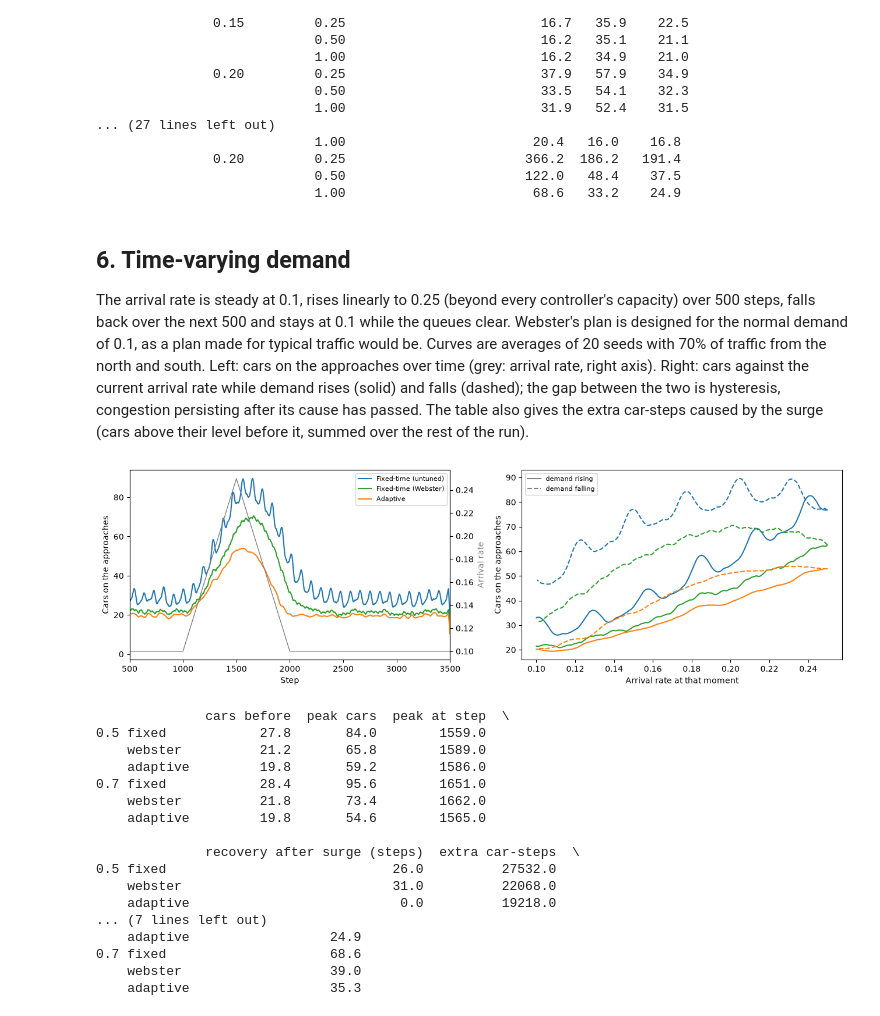
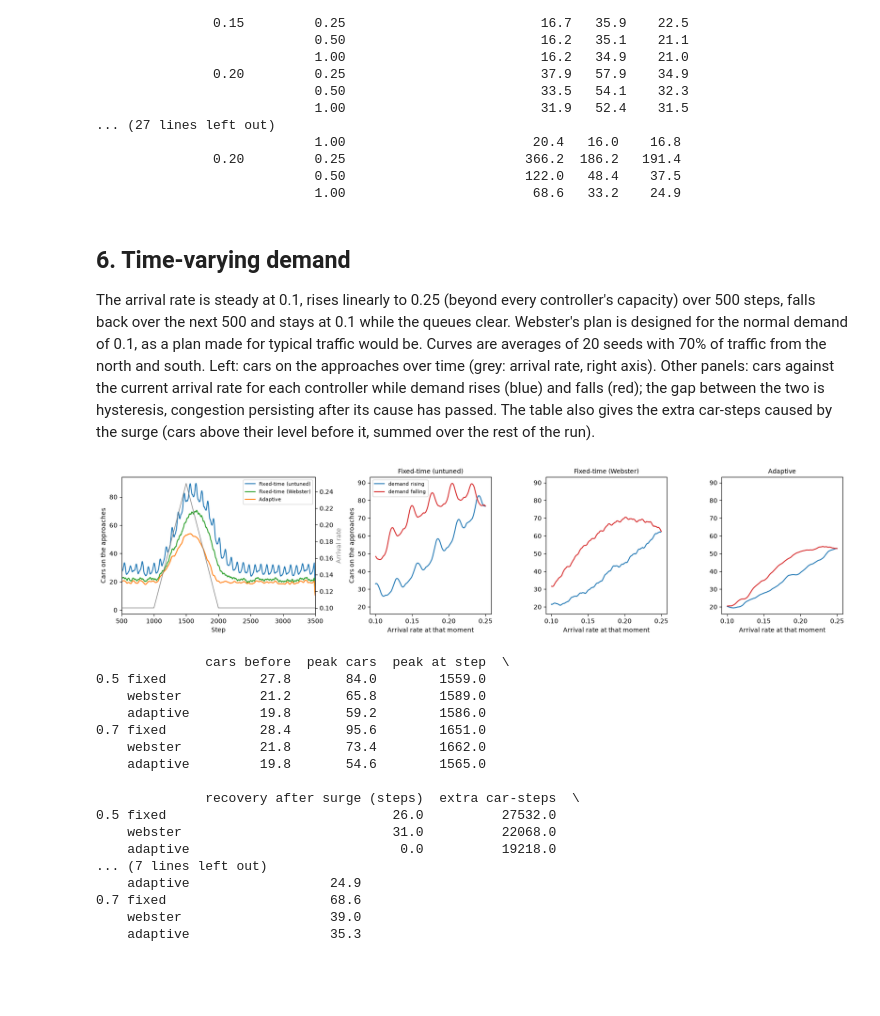
Before and after one commit to phattydumpling/CITS4403-Project, a Jupyter notebook: notebooks/Results/Extensions.ipynb, the cells around one changed output. Saved outputs shown, nothing was run; the diff lists cells and outputs as text; code cells hidden in the pictures; blank space fills up the shorter version.

```diff
--- a/notebooks/Results/Extensions.ipynb
+++ b/notebooks/Results/Extensions.ipynb
@@ -27,7 +27,9 @@ FIGURES.mkdir(exist_ok=True)
 CONTROLLERS = ["fixed", "webster", "adaptive"]
 LABELS = {"fixed": "Fixed-time (untuned)", "webster": "Fixed-time (Webster)", "adaptive": "Adaptive"}
 COLOURS = {"fixed": "C0", "webster": "C2", "adaptive": "C1"}
-DELAY_STYLE = {0.0: "-", 0.2: "--"}
+# A second colour for each controller, for a second condition shown in the same
+# panel (such as reaction delay 0.2, or blocked cars turned away).
+ALT_COLOURS = {"fixed": "C4", "webster": "C5", "adaptive": "C3"}
 
 fine = pd.read_csv(ROOT / "data" / "ext_fine_sweep.csv")
 fine["turned_away"] = fine["blocked_arrivals"] / (400 * fine["arrival_rate"])
@@ -41,15 +43,14 @@ means = fine.groupby(SETTINGS).mean(numeric_only=True).reset_index()
 print(len(fine), "runs in the fine sweep")
 
 
-def lines(ax, value, p_ns, controllers=CONTROLLERS, delays=(0.0, 0.2), scale=1, label_delay=True):
-    # One line per controller and reaction delay, averaged over seeds.
-    for controller in controllers:
-        for delay in delays:
+def lines(ax, value, p_ns):
+    # One line per controller and reaction delay (0 in COLOURS, 0.2 in ALT_COLOURS), averaged over seeds.
+    for controller in CONTROLLERS:
+        for delay, colours in [(0.0, COLOURS), (0.2, ALT_COLOURS)]:
             data = means[(means["controller"] == controller) & (means["north_south_probability"] == p_ns)
                          & (means["reaction_delay"] == delay)]
-            label = LABELS[controller] + (f", delay {delay}" if label_delay else "")
-            ax.plot(data["arrival_rate"], scale * data[value], DELAY_STYLE[delay],
-                    color=COLOURS[controller], label=label)
+            ax.plot(data["arrival_rate"], data[value], color=colours[controller],
+                    label=f"{LABELS[controller]}, delay {delay}")
 # %% [output]
 3480 runs in the fine sweep
 # %% [markdown]
@@ -331,9 +342,9 @@ controller's capacity) over 500 steps, falls back over the next 500 and stays
 at 0.1 while the queues clear. Webster's plan is designed for the normal
 demand of 0.1, as a plan made for typical traffic would be. Curves are
 averages of 20 seeds with 70% of traffic from the north and south. Left: cars
-on the approaches over time (grey: arrival rate, right axis). Right: cars
-against the current arrival rate while demand rises (solid) and falls
-(dashed); the gap between the two is hysteresis, congestion persisting after
+on the approaches over time (grey: arrival rate, right axis). Other panels: cars
+against the current arrival rate for each controller while demand rises
+(blue) and falls (red); the gap between the two is hysteresis, congestion persisting after
 its cause has passed. The table also gives the extra car-steps caused by the
 surge (cars above their level before it, summed over the rest of the run).
 # %%
@@ -348,47 +359,49 @@ def smooth(x, n=25):
     return np.convolve(x, np.ones(n) / n, mode="same")
 
 
-fig, axes = plt.subplots(1, 2, figsize=(13, 4))
+fig, axes = plt.subplots(1, 4, figsize=(17, 4), gridspec_kw={"width_ratios": [1.6, 1, 1, 1]})
 for controller in CONTROLLERS:
-    cars = surge[f"cars_{controller}_0.7"]
-    axes[0].plot(steps, smooth(cars), color=COLOURS[controller], label=LABELS[controller])
-    axes[1].plot(demand[rise], smooth(cars)[rise], color=COLOURS[controller], label=LABELS[controller])
-    axes[1].plot(demand[fall], smooth(cars)[fall], "--", color=COLOURS[controller])
+    axes[0].plot(steps, smooth(surge[f"cars_{controller}_0.7"]), color=COLOURS[controller], label=LABELS[controller])
 twin = axes[0].twinx()
 twin.plot(steps, demand, color="grey", linewidth=1)
 twin.set_ylabel("Arrival rate", color="grey")
 axes[0].set_xlim(500, 3500)
 axes[0].set_xlabel("Step")
 axes[0].set_ylabel("Cars on the approaches")
 axes[0].legend(fontsize=8, loc="upper right")
-axes[1].set_xlabel("Arrival rate at that moment")
+for ax, controller in zip(axes[1:], CONTROLLERS):
+    cars = smooth(surge[f"cars_{controller}_0.7"])
+    ax.plot(demand[rise], cars[rise], color="tab:blue", label="demand rising")
+    ax.plot(demand[fall], cars[fall], color="tab:red", label="demand falling")
+    ax.set_title(LABELS[controller], fontsize=10)
+    ax.set_xlabel("Arrival rate at that moment")
+for ax in axes[2:]:
+    ax.sharey(axes[1])
 axes[1].set_ylabel("Cars on the approaches")
-axes[1].legend(handles=[plt.Line2D([], [], color="grey", label="demand rising"),
-                        plt.Line2D([], [], color="grey", linestyle="--", label="demand falling")],
-               fontsize=8, loc="upper left")
+axes[1].legend(fontsize=8, loc="upper left")
 fig.tight_layout()
 fig.savefig(FIGURES / "ext_surge.png", dpi=200)
 plt.show()
 
 # Recovery: steps after demand is back to normal (step 2000) until the 50-step
 # average of cars on the road is within 10% of its level before the surge.
 summary = {}
 for p_ns in (0.5, 0.7):
     for controller in CONTROLLERS:
         cars = surge[f"cars_{controller}_{p_ns}"]
         before = cars[500:1000].mean()
         average = np.convolve(cars, np.ones(50) / 50, mode="valid")    # average[t] = mean of cars[t:t+50]
         back = np.flatnonzero(average[2000:] <= 1.1 * before)
         turned = surge[f"turned_away_{controller}_{p_ns}"]
         summary[(p_ns, controller)] = {
             "cars before": round(before, 1), "peak cars": round(cars.max(), 1),
             "peak at step": int(np.argmax(smooth(cars))),
             "recovery after surge (steps)": int(back[0]) if len(back) else None,
             "extra car-steps": int((cars[1000:] - before).sum()),
             "turned away in surge": round(turned[2000] - turned[1000], 1)}
 print(pd.DataFrame(summary).T)
 # %% [output]
-[figure, old version]
+[figure, new version]
               cars before  peak cars  peak at step  \
 0.5 fixed            27.8       84.0        1559.0
     webster          21.2       65.8        1589.0
```
Also changed, not shown: parts of 10 cells of this notebook, 16 other files.
